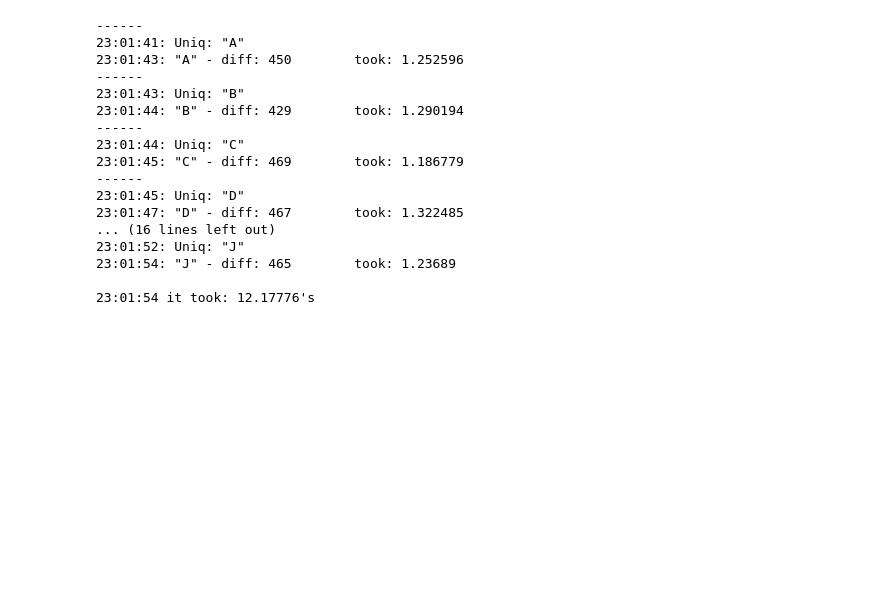
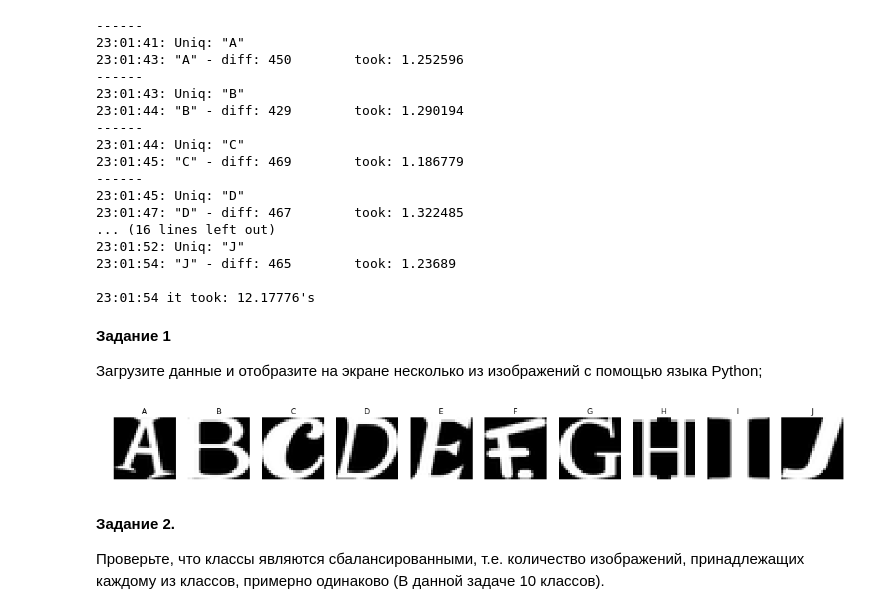
Before and after one commit to lightsuner/bsuir_ml_2, a Jupyter notebook: lab_1/src/book_lab_1_process_data.ipynb, the cells around one changed output. Cells and saved outputs as stored; diff of their text form; code cells hidden in the pictures; blank space fills up the shorter version.

```diff
--- a/lab_1/src/book_lab_1_process_data.ipynb
+++ b/lab_1/src/book_lab_1_process_data.ipynb
@@ -184,3 +192,25 @@ large_clean_data = remove_intersections(large_uniq_data, small_uniq_data)
 23:01:54 it took: 12.17776's
 # %%
 scipy.io.savemat(large_clean_mat, large_clean_data)
+# %% [markdown]
+**Задание 1**
+
+Загрузите данные и отобразите на экране несколько из изображений с помощью языка Python;
+# %%
+def print_numbers(data):
+    fig = plt.figure(figsize=(20, 5))
+
+    for i,ch in enumerate(chars):
+        img = data[ch][np.random.randint(data[ch].shape[0])]
+        fig.add_subplot(1, len(chars), i +1)
+        plt.imshow(img.reshape(28, 28), cmap='gray')
+        plt.title(ch)
+        plt.axis('off')
+# %%
+print_numbers(small_uniq_data)
+# %% [output]
+[figure, added]
+# %% [markdown]
+**Задание 2.**
+
+Проверьте, что классы являются сбалансированными, т.е. количество изображений, принадлежащих каждому из классов, примерно одинаково (В данной задаче 10 классов).
```
Also changed, not shown: parts of 18 cells of this notebook.
